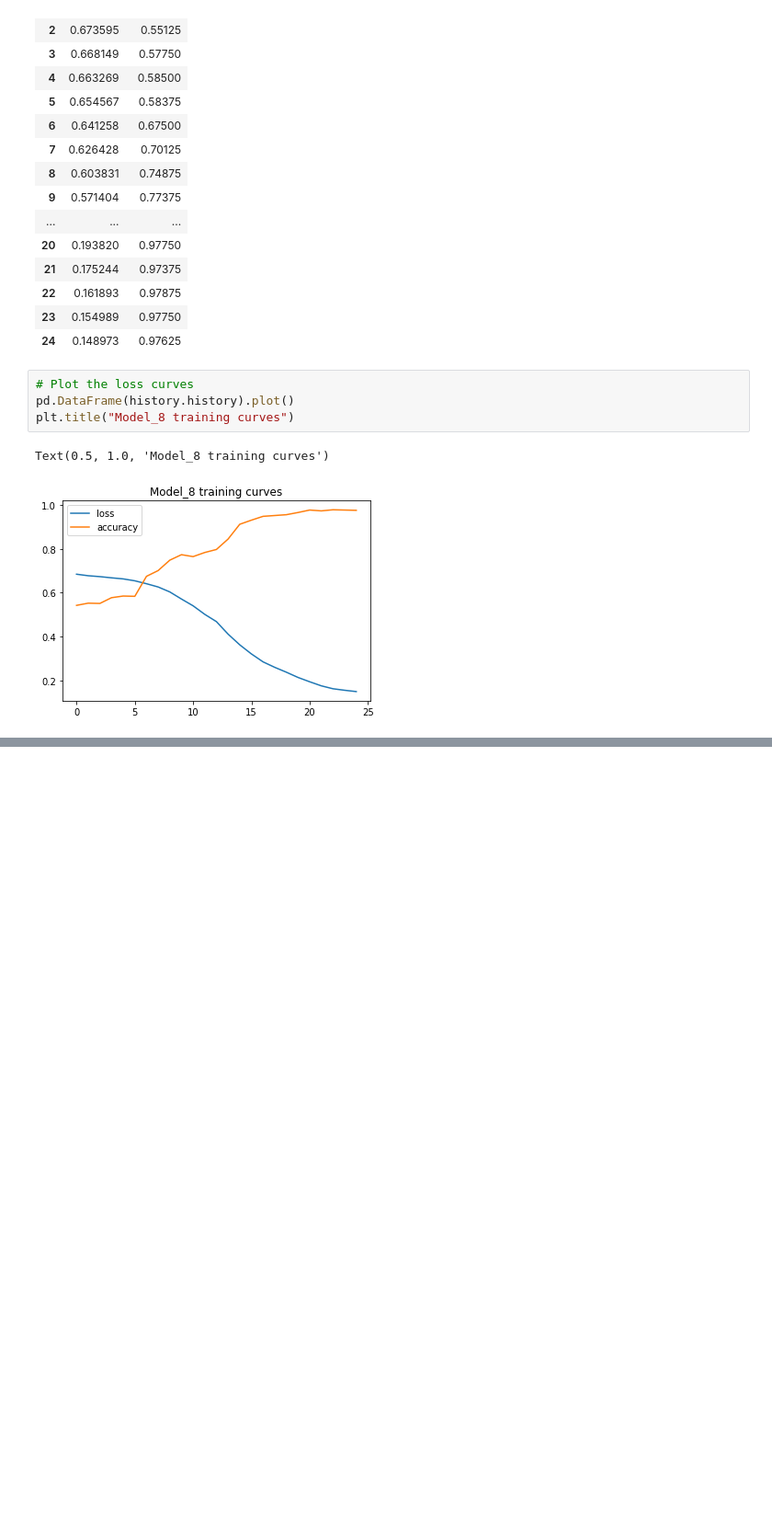
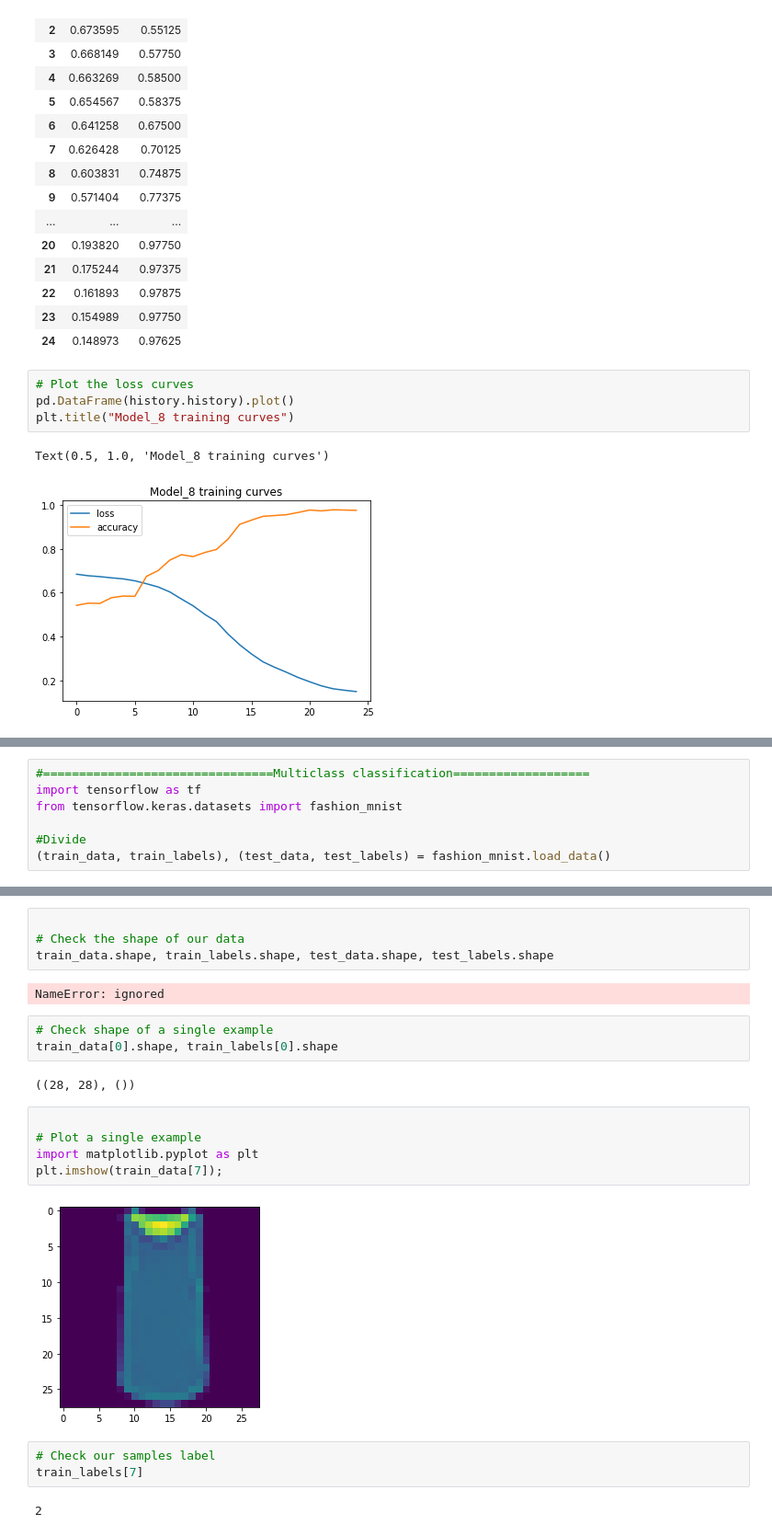
Before and after one commit to mafaldasalomao/neural_network_classification, a Jupyter notebook: 02_neural_network_classification.ipynb, the cells around one changed output, grey strips where cells are left out. Shown at 92% size. Saved outputs shown, nothing was run; the diff lists cells and outputs as text; blank space fills up the shorter version.

```diff
--- a/02_neural_network_classification.ipynb
+++ b/02_neural_network_classification.ipynb
@@ -614,0 +793,7 @@ lr_schedular = tf.keras.callbacks.LearningRateSchedular()
+# %%
+#================================Multiclass classification===================
+import tensorflow as tf
+from tensorflow.keras.datasets import fashion_mnist
+
+#Divide
+(train_data, train_labels), (test_data, test_labels) = fashion_mnist.load_data()
@@ -614,0 +822,23 @@ lr_schedular = tf.keras.callbacks.LearningRateSchedular()
+# %%
+
+# Check the shape of our data
+train_data.shape, train_labels.shape, test_data.shape, test_labels.shape
+# %% [output]
+NameError: ignored
+# %%
+# Check shape of a single example
+train_data[0].shape, train_labels[0].shape
+# %% [output]
+((28, 28), ())
+# %%
+
+# Plot a single example
+import matplotlib.pyplot as plt
+plt.imshow(train_data[7]);
+# %% [output]
+[figure, added]
+# %%
+# Check our samples label
+train_labels[7]
+# %% [output]
+2
```
Also changed, not shown: parts of 29 cells of this notebook.
